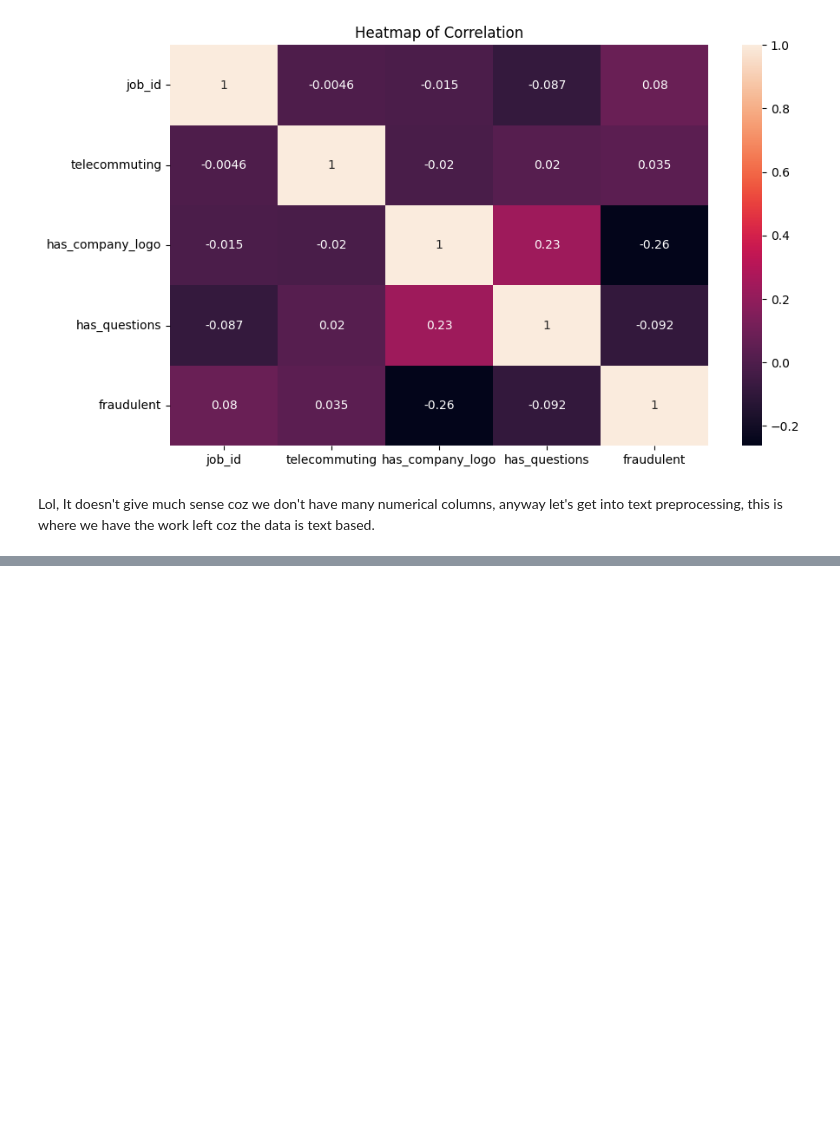
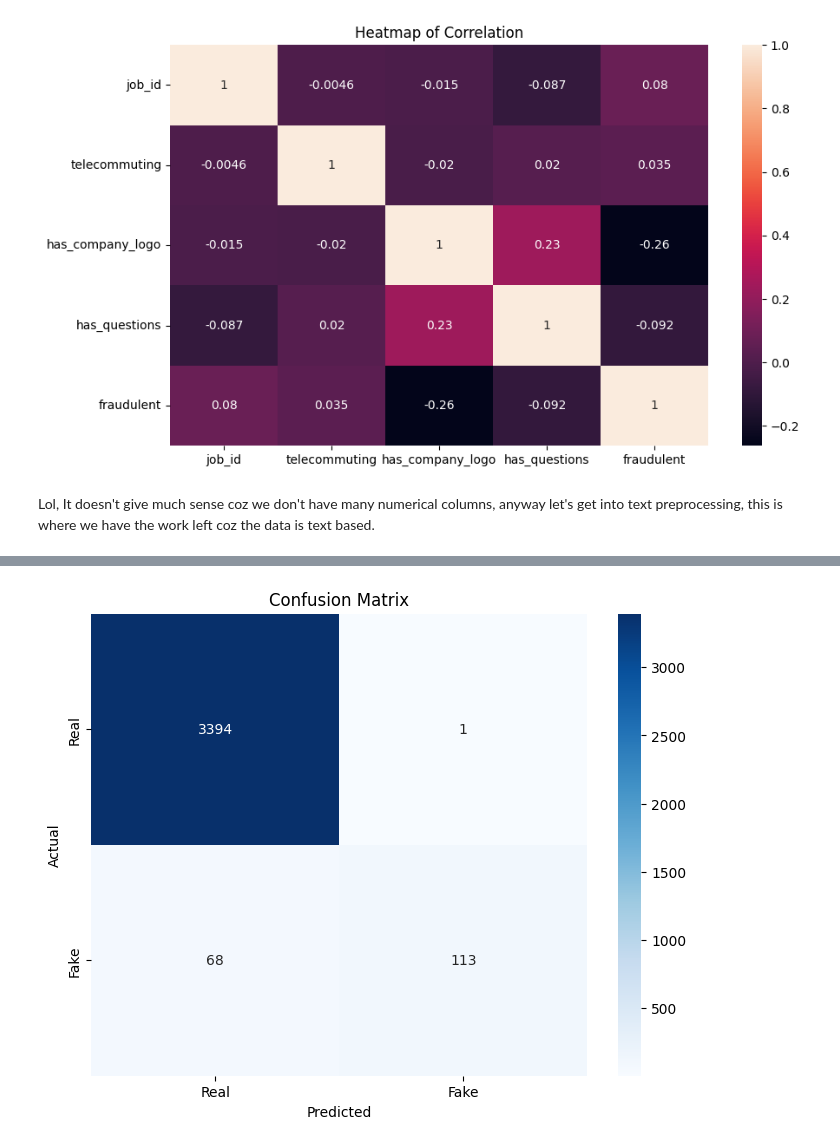
Before and after one commit to VictorAbhi/Job_Scam_Prediction, a Jupyter notebook: job_scam_prediction.ipynb, the cells around one changed output, grey strips where cells are left out. Cells and saved outputs as stored; diff of their text form; code cells hidden in the pictures; blank space fills up the shorter version.

```diff
--- a/job_scam_prediction.ipynb
+++ b/job_scam_prediction.ipynb
@@ -273,0 +327,6 @@ X_test_tfidf = tfidf_vectorizer.transform(X_test)
+# %%
+# apply random forest classifier
+from sklearn.ensemble import RandomForestClassifier
+rf = RandomForestClassifier(random_state=42)
+rf.fit(X_train_smote, y_train_smote)
+y_pred_rf = rf.predict(X_test_tfidf)
@@ -273,0 +351,11 @@ X_test_tfidf = tfidf_vectorizer.transform(X_test)
+# %%
+# Visualizing the confusion matrix
+plt.figure(figsize=(8, 6))
+sns.heatmap(confusion_matrix(y_test,y_pred_rf), annot=True, fmt='d', cmap='Blues',
+            xticklabels=['Real', 'Fake'], yticklabels=['Real', 'Fake'])
+plt.title('Confusion Matrix')
+plt.ylabel('Actual')
+plt.xlabel('Predicted')
+plt.show()
+# %% [output]
+[figure, added]
```
Also changed, not shown: parts of 25 cells of this notebook, 5 other files.
